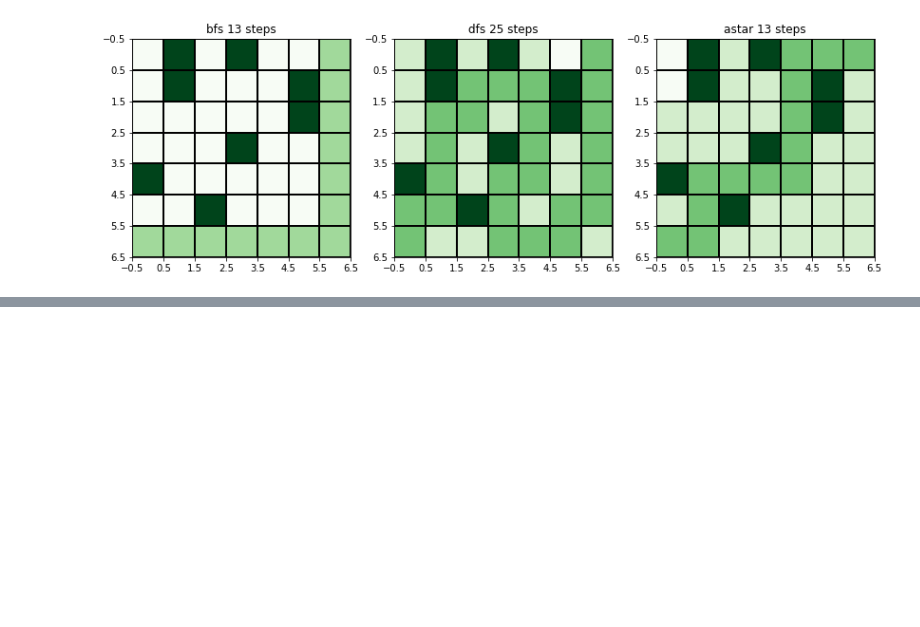
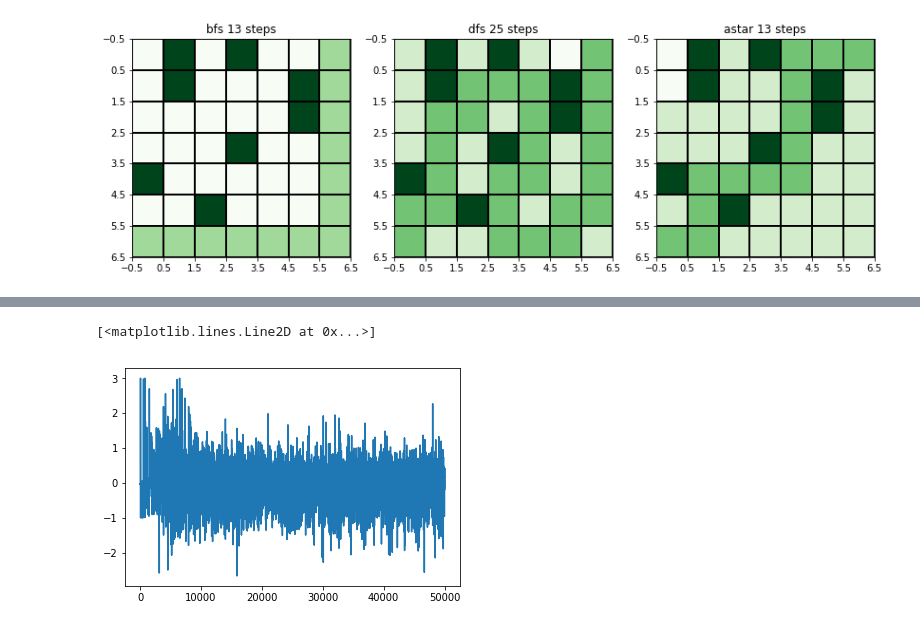
Before and after one commit to chihoxtra/reinforcement_learning, a Jupyter notebook: [PlayAround][Reinforcement Learning].ipynb, the cells around one changed output, grey strips where cells are left out. Drawn from its saved outputs; the diff is of its cells as text; code cells hidden in the pictures; blank space fills up the shorter version.

```diff
--- a/[PlayAround][Reinforcement Learning].ipynb
+++ b/[PlayAround][Reinforcement Learning].ipynb
@@ -525,3 +526,8 @@ displayRLMaze(p1,visitedPath,'Qscore Search using steps update')
+# %%
+plt.plot(QscoreDiffHist)
+# %% [output]
+[<matplotlib.lines.Line2D at 0x...>]
+[figure, added]
 # %%
 showSearchPolicy(p1, title='Using steps update')
 # %% [output]
```
Also changed, not shown: parts of 8 cells of this notebook.
